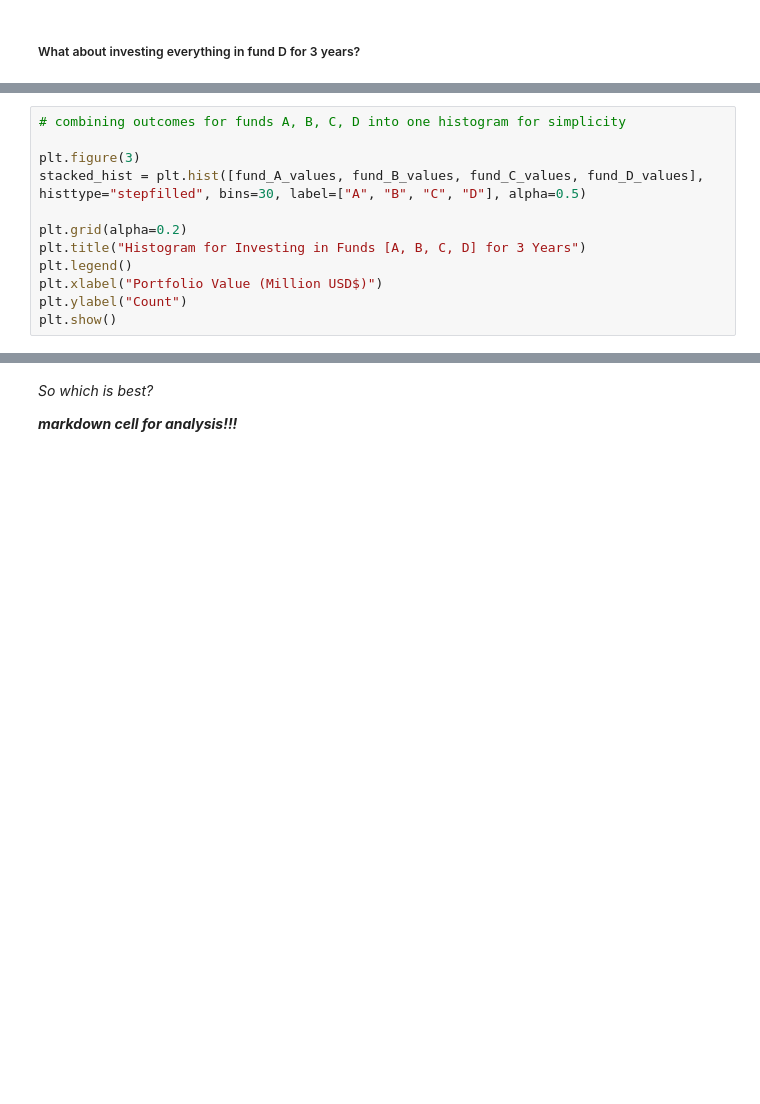
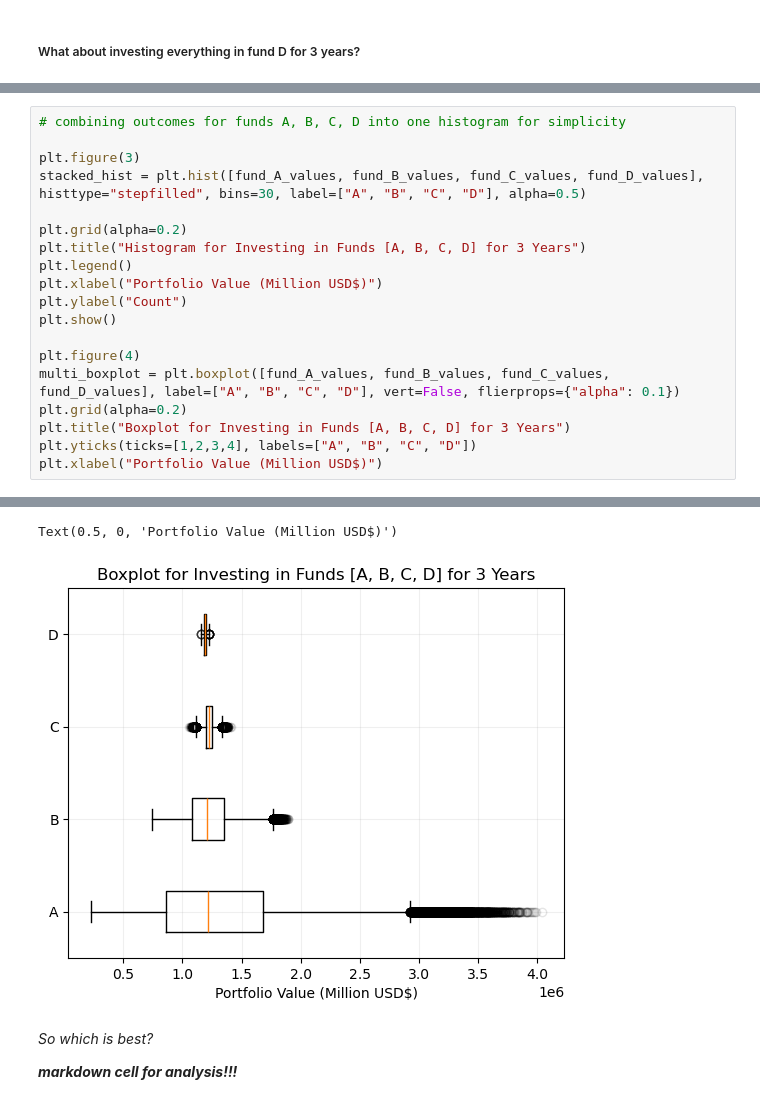
Before and after one commit to myin27/OR442-Term-Project, a Jupyter notebook: project.ipynb, the cells around one changed output, grey strips where cells are left out. Saved outputs shown, nothing was run; the diff lists cells and outputs as text; blank space fills up the shorter version.

```diff
--- a/project.ipynb
+++ b/project.ipynb
@@ -298,17 +312,26 @@ IQR: $15,856.64
 # %%
 # combining outcomes for funds A, B, C, D into one histogram for simplicity
 
 plt.figure(3)
 stacked_hist = plt.hist([fund_A_values, fund_B_values, fund_C_values, fund_D_values], histtype="stepfilled", bins=30, label=["A", "B", "C", "D"], alpha=0.5)
 
 plt.grid(alpha=0.2)
 plt.title("Histogram for Investing in Funds [A, B, C, D] for 3 Years")
 plt.legend()
 plt.xlabel("Portfolio Value (Million USD$)")
 plt.ylabel("Count")
 plt.show()
+
+plt.figure(4)
+multi_boxplot = plt.boxplot([fund_A_values, fund_B_values, fund_C_values, fund_D_values], label=["A", "B", "C", "D"], vert=False, flierprops={"alpha": 0.1})
+plt.grid(alpha=0.2)
+plt.title("Boxplot for Investing in Funds [A, B, C, D] for 3 Years")
+plt.yticks(ticks=[1,2,3,4], labels=["A", "B", "C", "D"])
+plt.xlabel("Portfolio Value (Million USD$)")
 # %% [output]
 [figure]
+Text(0.5, 0, 'Portfolio Value (Million USD$)')
+[figure, added]
 # %% [markdown]
 *So which is best?*
 
```
Also changed, not shown: parts of 3 cells of this notebook.
